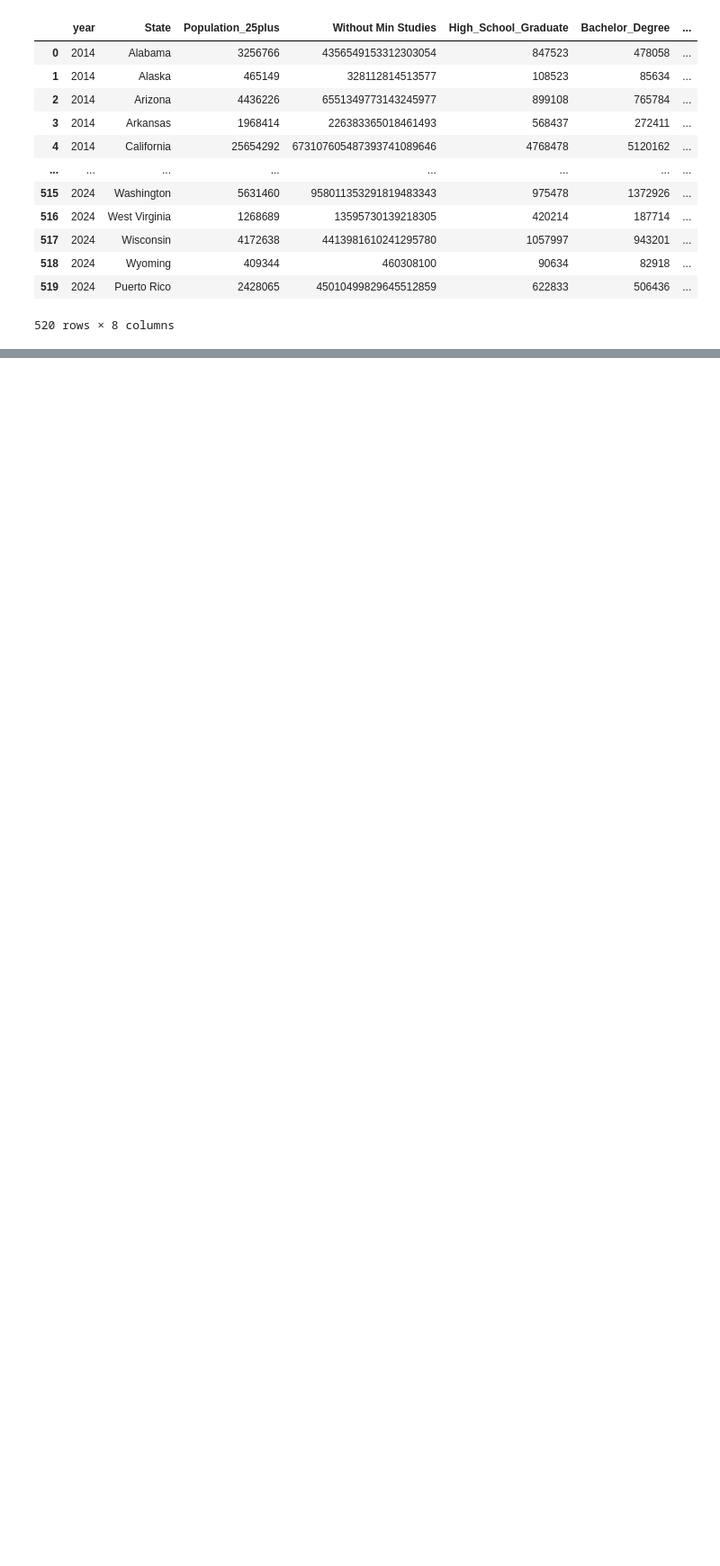
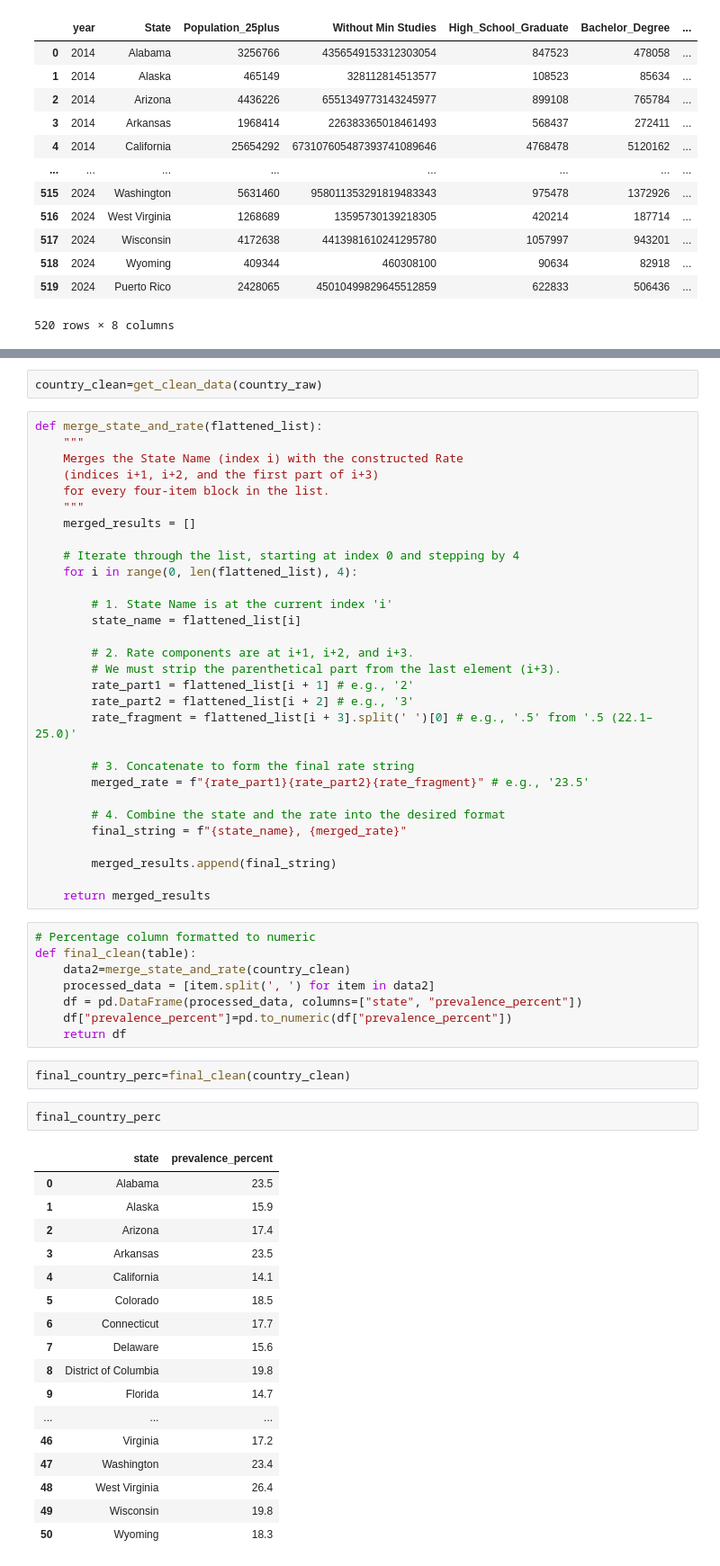
Before and after one commit to Ghonaim32/week3-project, a Jupyter notebook: shooting.ipynb, the cells around one changed output, grey strips where cells are left out. Shown at 90% size. Drawn from its saved outputs; the diff is of its cells as text; blank space fills up the shorter version.

Commit message:
Add the percent_depression_per_country

```diff
--- a/shooting.ipynb
+++ b/shooting.ipynb
@@ -173,0 +265,62 @@ Index(['State', 'Population_25plus', 'High_School_Graduate', 'Bachelor_Degree',
+# %%
+country_clean=get_clean_data(country_raw)
+# %%
+def merge_state_and_rate(flattened_list):
+    """
+    Merges the State Name (index i) with the constructed Rate
+    (indices i+1, i+2, and the first part of i+3)
+    for every four-item block in the list.
+    """
+    merged_results = []
+
+    # Iterate through the list, starting at index 0 and stepping by 4
+    for i in range(0, len(flattened_list), 4):
+
+        # 1. State Name is at the current index 'i'
+        state_name = flattened_list[i]
+
+        # 2. Rate components are at i+1, i+2, and i+3.
+        # We must strip the parenthetical part from the last element (i+3).
+        rate_part1 = flattened_list[i + 1] # e.g., '2'
+        rate_part2 = flattened_list[i + 2] # e.g., '3'
+        rate_fragment = flattened_list[i + 3].split(' ')[0] # e.g., '.5' from '.5 (22.1–25.0)'
+
+        # 3. Concatenate to form the final rate string
+        merged_rate = f"{rate_part1}{rate_part2}{rate_fragment}" # e.g., '23.5'
+
+        # 4. Combine the state and the rate into the desired format
+        final_string = f"{state_name}, {merged_rate}"
+
+        merged_results.append(final_string)
+
+    return merged_results
+# %%
+# Percentage column formatted to numeric
+def final_clean(table):
+    data2=merge_state_and_rate(country_clean)
+    processed_data = [item.split(', ') for item in data2]
+    df = pd.DataFrame(processed_data, columns=["state", "prevalence_percent"])
+    df["prevalence_percent"]=pd.to_numeric(df["prevalence_percent"])
+    return df
+# %%
+final_country_perc=final_clean(country_clean)
+# %%
+final_country_perc
+# %% [output]
+|  | state | prevalence_percent |
+| 0 | Alabama | 23.5 |
+| 1 | Alaska | 15.9 |
+| 2 | Arizona | 17.4 |
+| 3 | Arkansas | 23.5 |
+| 4 | California | 14.1 |
+| 5 | Colorado | 18.5 |
+| 6 | Connecticut | 17.7 |
+| 7 | Delaware | 15.6 |
+| 8 | District of Columbia | 19.8 |
+| 9 | Florida | 14.7 |
+| ... | ... | ... |
+| 46 | Virginia | 17.2 |
+| 47 | Washington | 23.4 |
+| 48 | West Virginia | 26.4 |
+| 49 | Wisconsin | 19.8 |
+| 50 | Wyoming | 18.3 |
```
Also changed, not shown: parts of 15 cells of this notebook.
